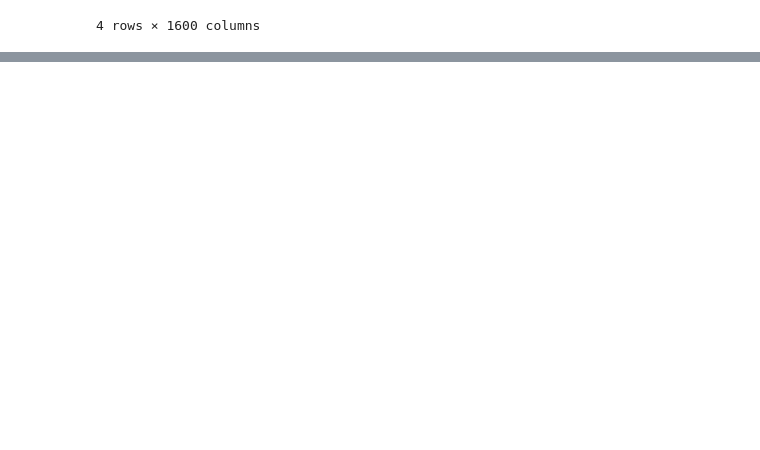
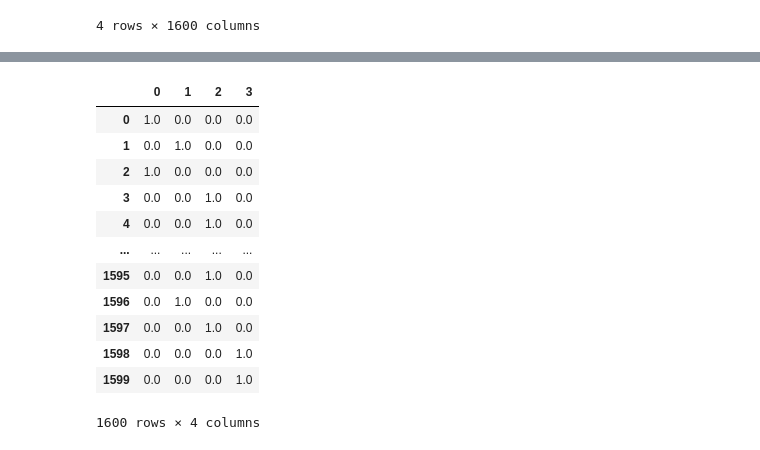
Before and after one commit to raweber42/dslr, a Jupyter notebook: logreg_train.ipynb, the cells around one changed output, grey strips where cells are left out. Cells and saved outputs as stored; diff of their text form; code cells hidden in the pictures; blank space fills up the shorter version.

```diff
--- a/logreg_train.ipynb
+++ b/logreg_train.ipynb
@@ -243,0 +286,16 @@ output.iloc[2, 50]
+# %%
+y1
+# %% [output]
+|  | 0 | 1 | 2 | 3 |
+| 0 | 1.0 | 0.0 | 0.0 | 0.0 |
+| 1 | 0.0 | 1.0 | 0.0 | 0.0 |
+| 2 | 1.0 | 0.0 | 0.0 | 0.0 |
+| 3 | 0.0 | 0.0 | 1.0 | 0.0 |
+| 4 | 0.0 | 0.0 | 1.0 | 0.0 |
+| ... | ... | ... | ... | ... |
+| 1595 | 0.0 | 0.0 | 1.0 | 0.0 |
+| 1596 | 0.0 | 1.0 | 0.0 | 0.0 |
+| 1597 | 0.0 | 0.0 | 1.0 | 0.0 |
+| 1598 | 0.0 | 0.0 | 0.0 | 1.0 |
+| 1599 | 0.0 | 0.0 | 0.0 | 1.0 |
+1600 rows × 4 columns
```
Also changed, not shown: parts of 9 cells of this notebook.
